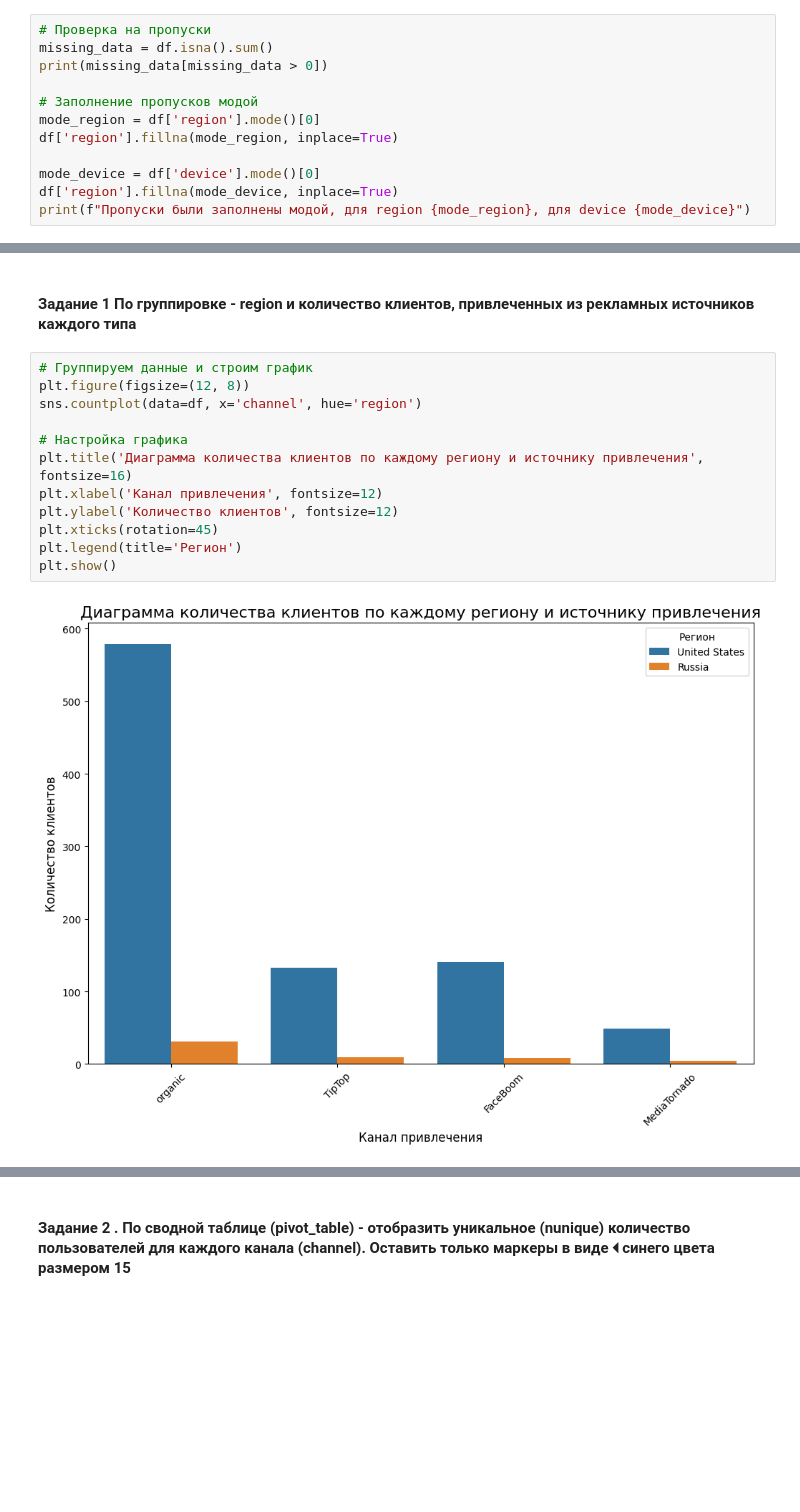
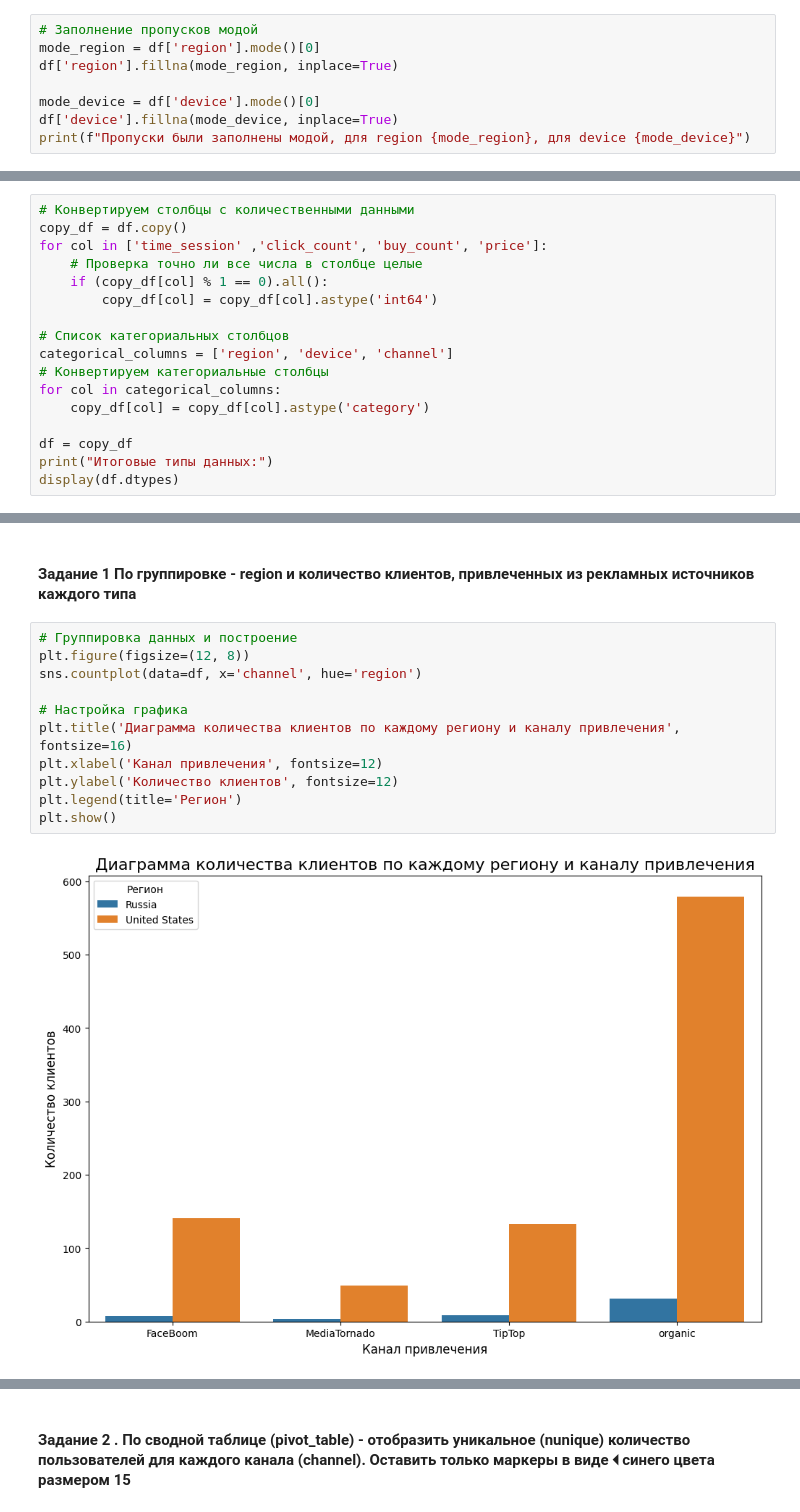
Before and after one commit to Birobizhan/introduction_data_analysis, a Jupyter notebook: lab2/ЛР2_Федоров_9.ipynb, the cells around one changed output, grey strips where cells are left out. Saved outputs shown, nothing was run; the diff lists cells and outputs as text; blank space fills up the shorter version.

```diff
--- a/lab2/ЛР2_Федоров_9.ipynb
+++ b/lab2/ЛР2_Федоров_9.ipynb
@@ -74,13 +81,9 @@ print('Дубликатов: ', df.duplicated().sum())
 # %%
-# Проверка на пропуски
-missing_data = df.isna().sum()
-print(missing_data[missing_data > 0])
-
 # Заполнение пропусков модой
 mode_region = df['region'].mode()[0]
 df['region'].fillna(mode_region, inplace=True)
 
 mode_device = df['device'].mode()[0]
-df['region'].fillna(mode_device, inplace=True)
+df['device'].fillna(mode_device, inplace=True)
 print(f"Пропуски были заполнены модой, для region {mode_region}, для device {mode_device}")
 # %% [output]
@@ -174,0 +181,17 @@ Name: count, dtype: int64
+# %%
+# Конвертируем столбцы с количественными данными
+copy_df = df.copy()
+for col in ['time_session' ,'click_count', 'buy_count', 'price']:
+    # Проверка точно ли все числа в столбце целые
+    if (copy_df[col] % 1 == 0).all():
+        copy_df[col] = copy_df[col].astype('int64')
+
+# Список категориальных столбцов
+categorical_columns = ['region', 'device', 'channel']
+# Конвертируем категориальные столбцы
+for col in categorical_columns:
+    copy_df[col] = copy_df[col].astype('category')
+
+df = copy_df
+print("Итоговые типы данных:")
+display(df.dtypes)
@@ -256,18 +314,17 @@ plt.show()
 # %% [markdown]
 #### Задание 1 По группировке - region и количество клиентов, привлеченных из рекламных источников каждого типа
 # %%
-# Группируем данные и строим график
+# Группировка данных и построение
 plt.figure(figsize=(12, 8))
 sns.countplot(data=df, x='channel', hue='region')
 
 # Настройка графика
-plt.title('Диаграмма количества клиентов по каждому региону и источнику привлечения', fontsize=16)
+plt.title('Диаграмма количества клиентов по каждому региону и каналу привлечения', fontsize=16)
 plt.xlabel('Канал привлечения', fontsize=12)
 plt.ylabel('Количество клиентов', fontsize=12)
-plt.xticks(rotation=45)
 plt.legend(title='Регион')
 plt.show()
 # %% [output]
-[figure, old version]
+[figure, new version]
 # %% [markdown]
 #### Выводы
```
Also changed, not shown: parts of 29 cells of this notebook, 1 other file.
